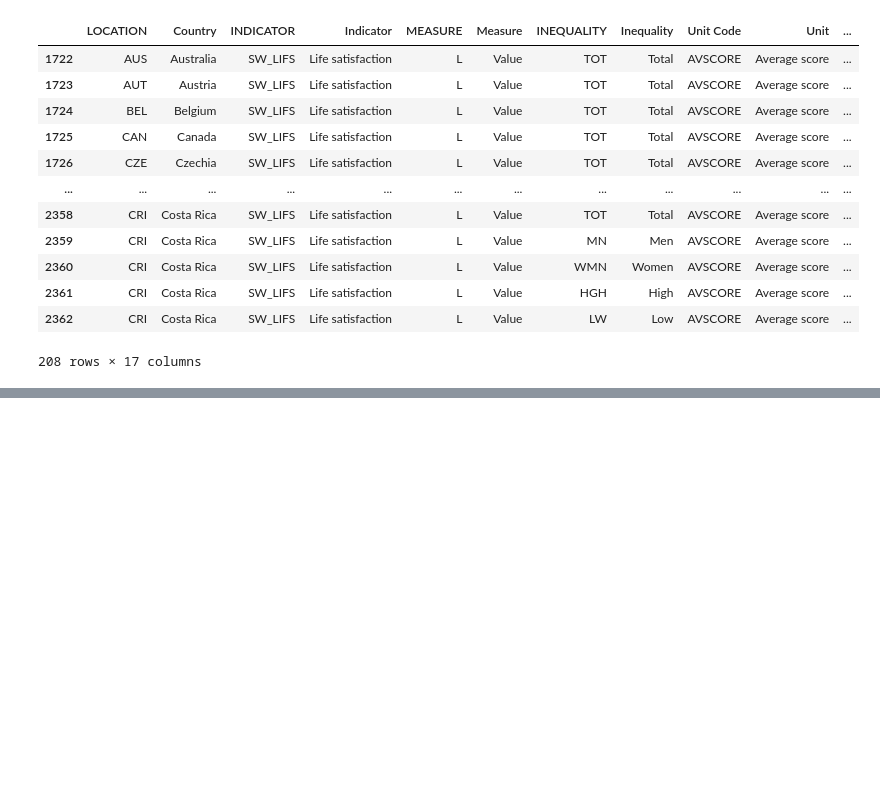
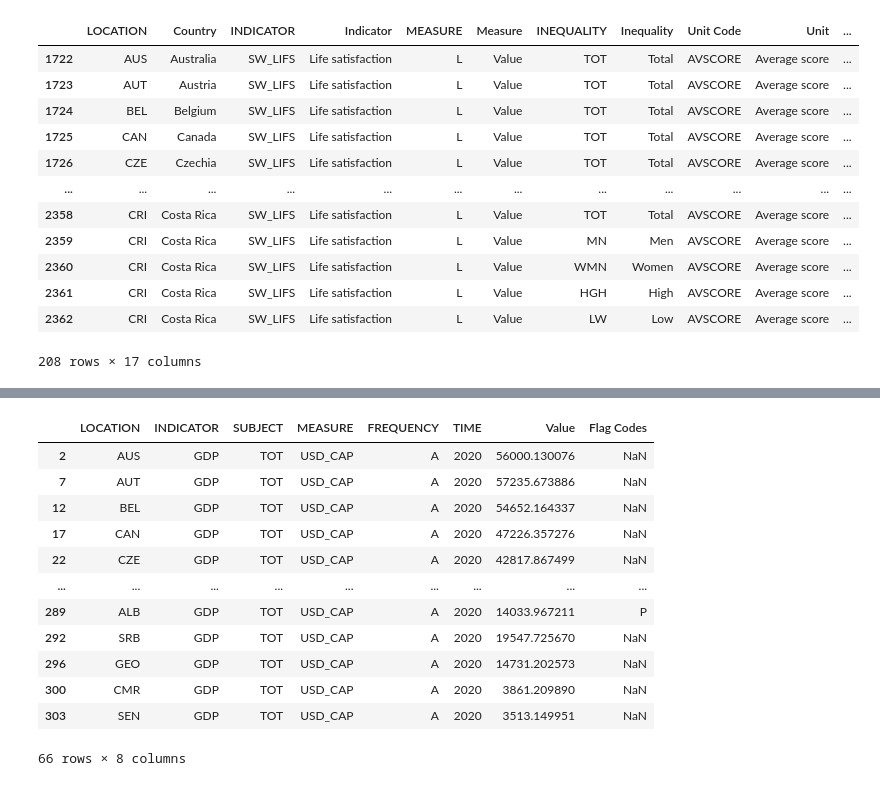
Before and after one commit to oscorchan/L-argent-fait-il-le-bonheur-, a Jupyter notebook: data.ipynb, the cells around one changed output, grey strips where cells are left out. Saved outputs shown, nothing was run; the diff lists cells and outputs as text; code cells hidden in the pictures; blank space fills up the shorter version.

```diff
--- a/data.ipynb
+++ b/data.ipynb
@@ -64,0 +83,18 @@ satisfaction_df.to_csv('Filtered_BLI.csv', index=False)
+# %%
+df = df[df['TIME'] == 2020]
+# %%
+df
+# %% [output]
+|  | LOCATION | INDICATOR | SUBJECT | MEASURE | FREQUENCY | TIME | Value | Flag Codes |
+| 2 | AUS | GDP | TOT | USD_CAP | A | 2020 | 56000.130076 | NaN |
+| 7 | AUT | GDP | TOT | USD_CAP | A | 2020 | 57235.673886 | NaN |
+| 12 | BEL | GDP | TOT | USD_CAP | A | 2020 | 54652.164337 | NaN |
+| 17 | CAN | GDP | TOT | USD_CAP | A | 2020 | 47226.357276 | NaN |
+| 22 | CZE | GDP | TOT | USD_CAP | A | 2020 | 42817.867499 | NaN |
+| ... | ... | ... | ... | ... | ... | ... | ... | ... |
+| 289 | ALB | GDP | TOT | USD_CAP | A | 2020 | 14033.967211 | P |
+| 292 | SRB | GDP | TOT | USD_CAP | A | 2020 | 19547.725670 | NaN |
+| 296 | GEO | GDP | TOT | USD_CAP | A | 2020 | 14731.202573 | NaN |
+| 300 | CMR | GDP | TOT | USD_CAP | A | 2020 | 3861.209890 | NaN |
+| 303 | SEN | GDP | TOT | USD_CAP | A | 2020 | 3513.149951 | NaN |
+66 rows × 8 columns
```
Also changed, not shown: parts of 3 cells of this notebook, 1 other file.
